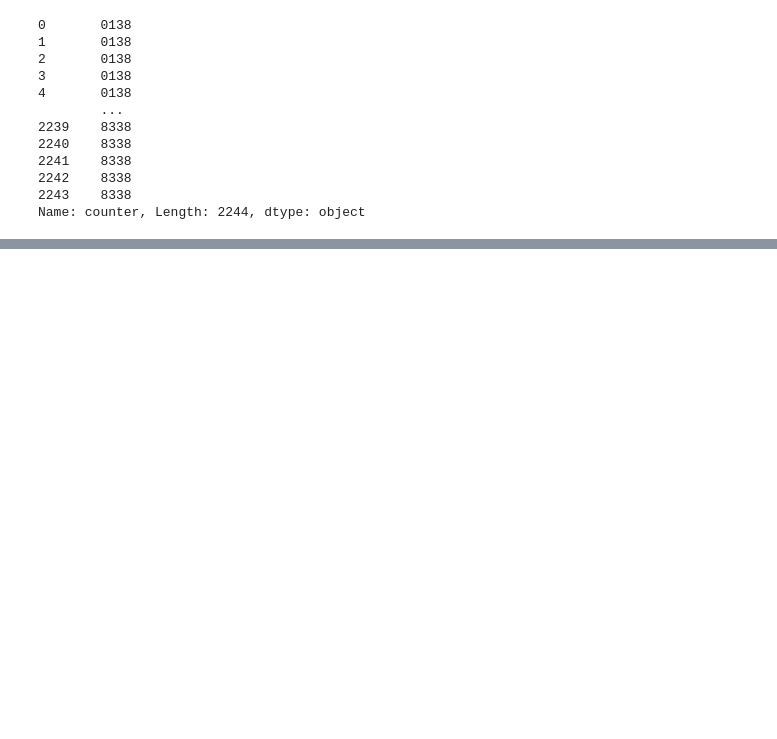
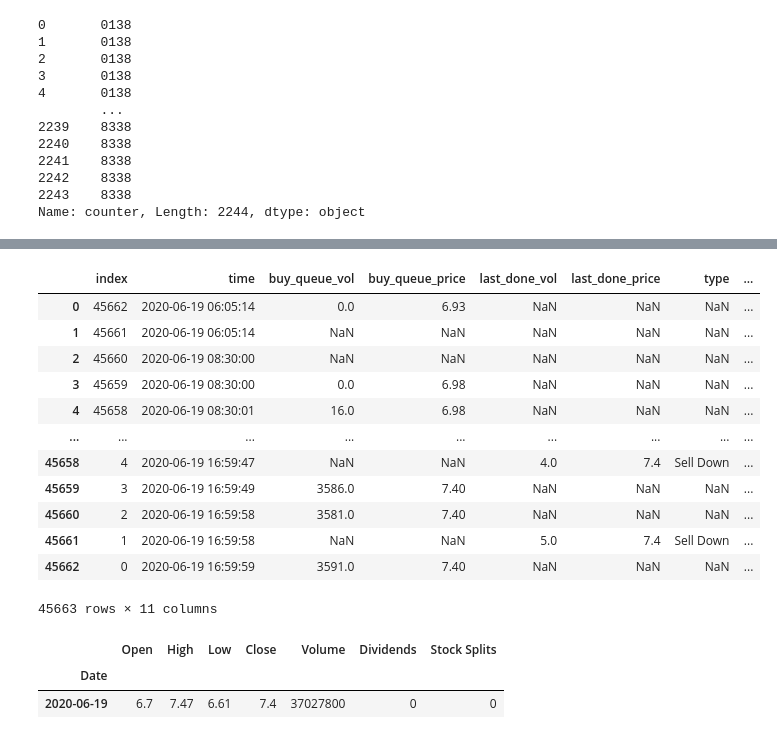
Before and after one commit to chiupc/SharkDetector, a Jupyter notebook: src/test_functions.ipynb, the cells around one changed output, grey strips where cells are left out. Cells and saved outputs as stored; diff of their text form; code cells hidden in the pictures; blank space fills up the shorter version.

```diff
--- a/src/test_functions.ipynb
+++ b/src/test_functions.ipynb
@@ -94,0 +123,37 @@ df_[df_['counter']=='0138']
+# %%
+def raw_queue_to_vol_chg(str_):
+    found=re.findall('\((.*?)\)', str_)
+    if found:
+        return float(found[0])
+    else:
+        found=re.findall('\d+', str_)
+        return int(found[0])
+# %%
+def raw_queue_to_queue_vol(str_):
+    splits=str_.split()
+    if len(splits)==2:
+        return float(splits[1])
+    else:
+        return 0
+# %%
+df_['buy_vol_chg']=df_['buy_queue_vol'].dropna().astype(str).apply(raw_queue_to_vol_chg)
+df_['sell_vol_chg']=df_['sell_queue_vol'].dropna().astype(str).apply(raw_queue_to_vol_chg)
+# %%
+df_['buy_queue_vol']=df_['buy_queue_vol'].dropna().astype(str).apply(raw_queue_to_queue_vol)
+df_['sell_queue_vol']=df_['sell_queue_vol'].dropna().astype(str).apply(raw_queue_to_queue_vol)
+# %%
+df_
+# %% [output]
+|  | index | time | buy_queue_vol | buy_queue_price | last_done_vol | last_done_price | type | ... |
+| 0 | 45662 | 2020-06-19 06:05:14 | 0.0 | 6.93 | NaN | NaN | NaN | ... |
+| 1 | 45661 | 2020-06-19 06:05:14 | NaN | NaN | NaN | NaN | NaN | ... |
+| 2 | 45660 | 2020-06-19 08:30:00 | NaN | NaN | NaN | NaN | NaN | ... |
+| 3 | 45659 | 2020-06-19 08:30:00 | 0.0 | 6.98 | NaN | NaN | NaN | ... |
+| 4 | 45658 | 2020-06-19 08:30:01 | 16.0 | 6.98 | NaN | NaN | NaN | ... |
+| ... | ... | ... | ... | ... | ... | ... | ... | ... |
+| 45658 | 4 | 2020-06-19 16:59:47 | NaN | NaN | 4.0 | 7.4 | Sell Down | ... |
+| 45659 | 3 | 2020-06-19 16:59:49 | 3586.0 | 7.40 | NaN | NaN | NaN | ... |
+| 45660 | 2 | 2020-06-19 16:59:58 | 3581.0 | 7.40 | NaN | NaN | NaN | ... |
+| 45661 | 1 | 2020-06-19 16:59:58 | NaN | NaN | 5.0 | 7.4 | Sell Down | ... |
+| 45662 | 0 | 2020-06-19 16:59:59 | 3591.0 | 7.40 | NaN | NaN | NaN | ... |
+45663 rows × 11 columns
@@ -94,0 +165,8 @@ df_[df_['counter']=='0138']
+# %%
+while
+event={'symbol':'SUPERMX','counter':'7106','resolution':'1wk','from':1571536694,'to':1592618294}
+live_price_yf(event)
+# %% [output]
+|  | Open | High | Low | Close | Volume | Dividends | Stock Splits |
+| Date |  |  |  |  |  |  |  |
+| 2020-06-19 | 6.7 | 7.47 | 6.61 | 7.4 | 37027800 | 0 | 0 |
```
Also changed, not shown: parts of 14 cells of this notebook, 35 other files.
